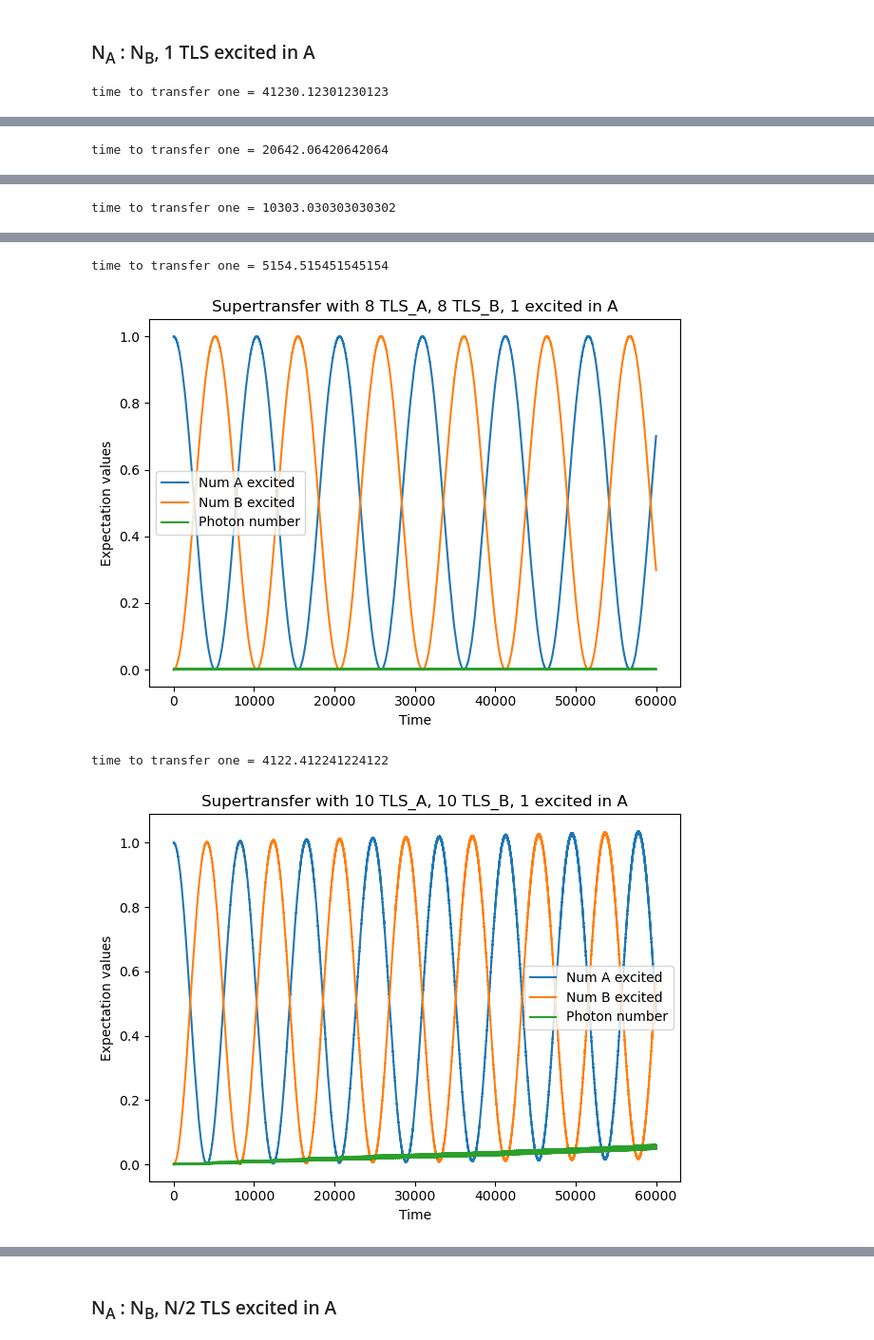
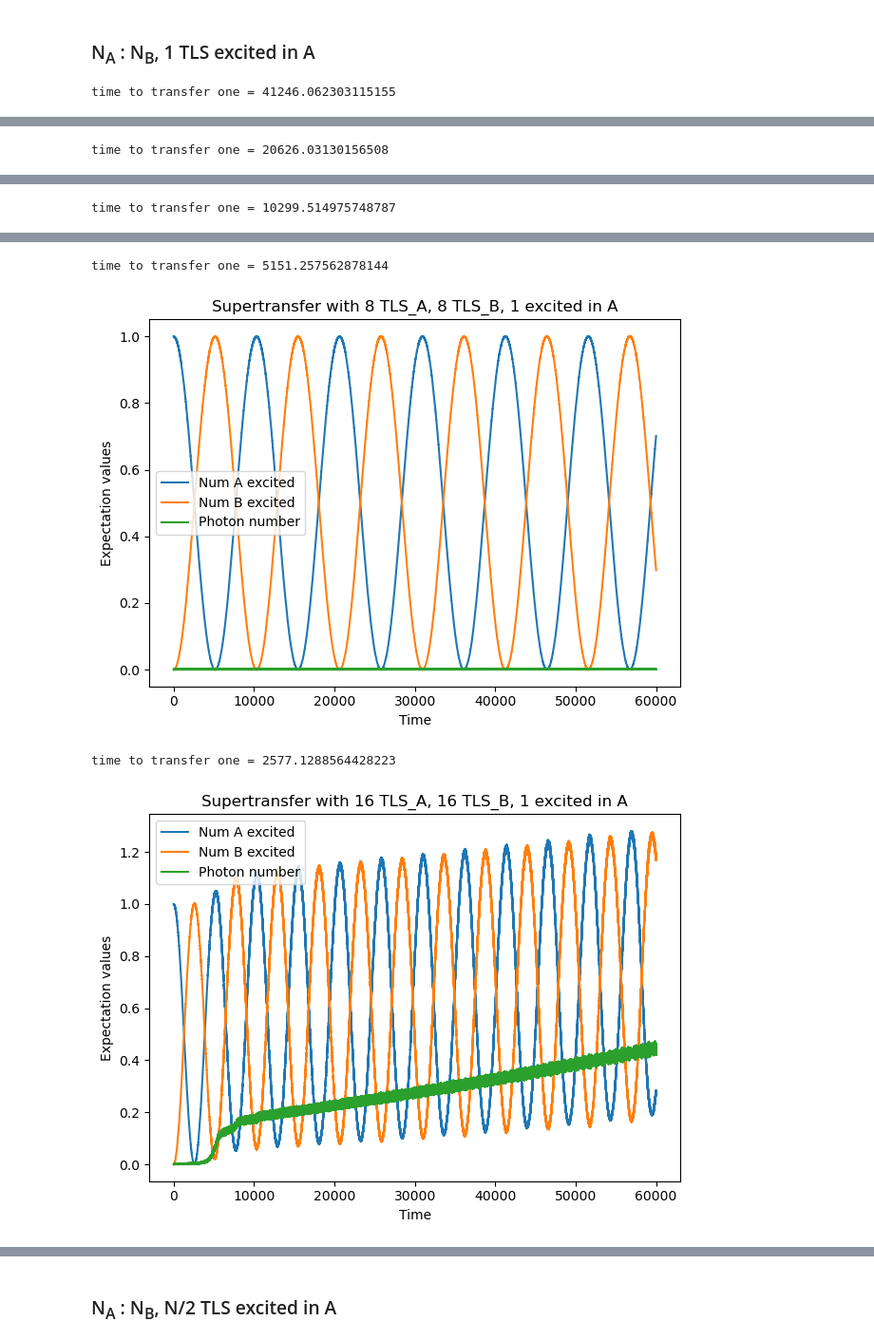
Before and after one commit to project-ida/two-state-quantum-systems, a Jupyter notebook: 06D-many-two-state-systems.ipynb, the cells around one changed output, grey strips where cells are left out. Shown at 95% size. Cells and saved outputs as stored; diff of their text form; code cells hidden in the pictures.

```diff
--- a/06D-many-two-state-systems.ipynb
+++ b/06D-many-two-state-systems.ipynb
@@ -232,7 +234,7 @@ def make_operators_J(max_bosons, parity=0, num_TLS=1):
 
     # map from QuTiP number states to |n,±, ±, ...> states
     possible_ns = range(0, max_bosons+1)
-    possible_ms = range(N, -1,-1)
+    possible_ms = range(num_TLS, -1,-1)
     nm_list = [(n,m1) for (n,m1) in product(possible_ns, possible_ms)]
 
 
@@ -489,8 +491,8 @@ Also, check parity, right now we're using P=0 which makes things take longer
 # %%
 def make_operators_JAB(max_bosons, parity=0, num_TLS_A=1, num_TLS_B=1):
 
-    JA     = jmat(0.5) if num_TLS_A==1 else jmat(num_TLS_A//2)
-    JB     = jmat(0.5) if num_TLS_B==1 else jmat(num_TLS_B//2)
+    JA     = jmat(0.5) if num_TLS_A==1 else jmat(num_TLS_A/2)
+    JB     = jmat(0.5) if num_TLS_B==1 else jmat(num_TLS_B/2)
     JxA   = tensor(qeye(max_bosons+1), JA[0], qeye(JB[0].dims[0][0]))       # tensorised J𝑥 operator
     JxB   = tensor(qeye(max_bosons+1), qeye(JA[0].dims[0][0]), JB[0])       # tensorised J𝑥 operator
     JzA   = tensor(qeye(max_bosons+1), JA[2], qeye(JB[0].dims[0][0]))       # tensorised Jz operator
@@ -508,8 +510,9 @@ def make_operators_JAB(max_bosons, parity=0, num_TLS_A=1, num_TLS_B=1):
 
     # map from QuTiP number states to |n,±, ±, ...> states
     possible_ns = range(0, max_bosons+1)
-    possible_ms = range(N, -1,-1)
-    nm_list = [(n,m1,m2) for (n,m1,m2) in product(possible_ns, possible_ms, possible_ms)]
+    possible_ms_A = range(num_TLS_A, -1,-1)
+    possible_ms_B = range(num_TLS_B, -1,-1)
+    nm_list = [(n,m1,m2) for (n,m1,m2) in product(possible_ns, possible_ms_A, possible_ms_B)]
 
 
     # only do parity extraction if a valid parity is being used
@@ -532,7 +535,7 @@ U=0.01
 omega=1
 deltaE=2.5
 
-Ns = [1,2,4,8,10]
+Ns = [1,3,7,15]
 transfer_times = []
 rates = []
 
@@ -554,7 +557,7 @@ for N in Ns:
 
 
     # Time list
-    tlist = np.linspace(0,  60000, 10000)
+    tlist = np.linspace(0,  60000, 20000)
 
     # Evolve the system
     result = mesolve(H, psi0, tlist, [], [two_state_A, two_state_B, number])
@@ -638,7 +639,7 @@ for N in Ns:
 
 
     # Time list
-    tlist = np.linspace(0,  60000, 10000)
+    tlist = np.linspace(0,  60000, 20000)
 
     # Evolve the system
     result = mesolve(H, psi0, tlist, [], [two_state_A, two_state_B, number])
@@ -673,8 +674,8 @@ for N in Ns:
     plt.tight_layout()
     plt.show()
 # %% [output]
-time to transfer one = 41230.12301230123
+time to transfer one = 41246.062303115155
 [figure]
-time to transfer one = 20642.06420642064
+time to transfer one = 20626.03130156508
 [figure]
-time to transfer one = 10303.030303030302
+time to transfer one = 10299.514975748787
@@ -682,7 +683,7 @@ time to transfer one = 10303.030303030302
-time to transfer one = 5154.515451545154
+time to transfer one = 5151.257562878144
 [figure]
-time to transfer one = 4122.412241224122
+time to transfer one = 2577.1288564428223
-[figure, old version]
+[figure, new version]
 # %%
 super = pd.DataFrame(data={"N":Ns, "rate":np.multiply(rates,rates), "times":transfer_times})
 
```
Also changed, not shown: parts of 18 cells of this notebook.
